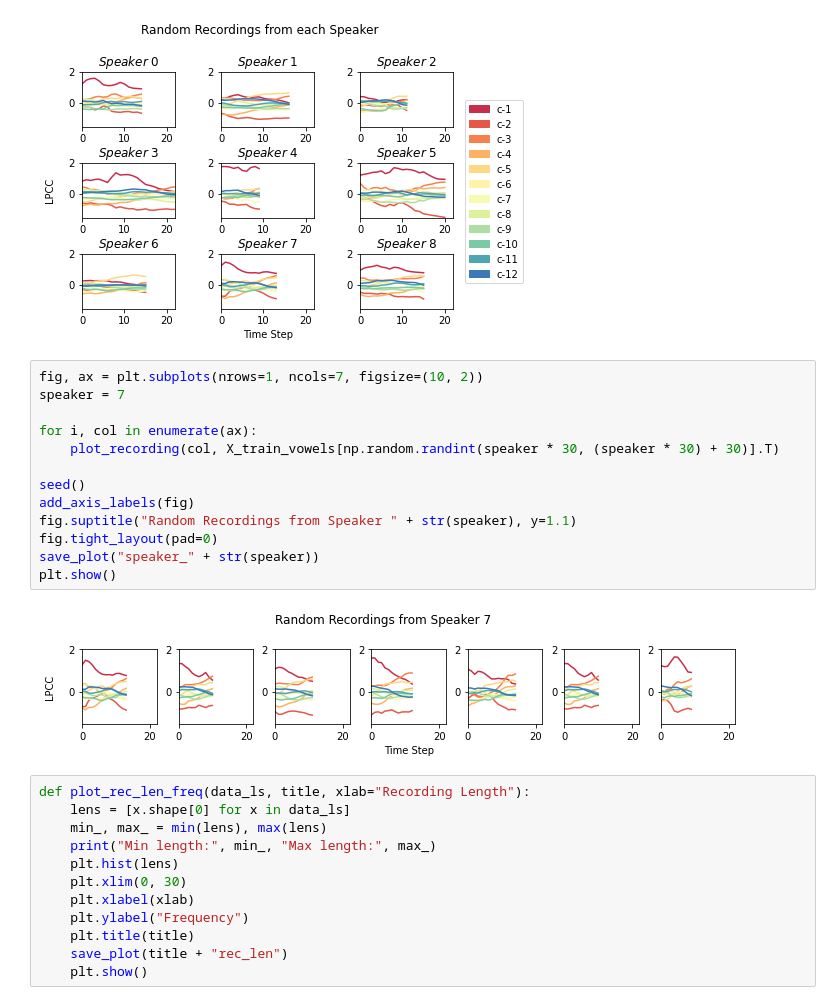
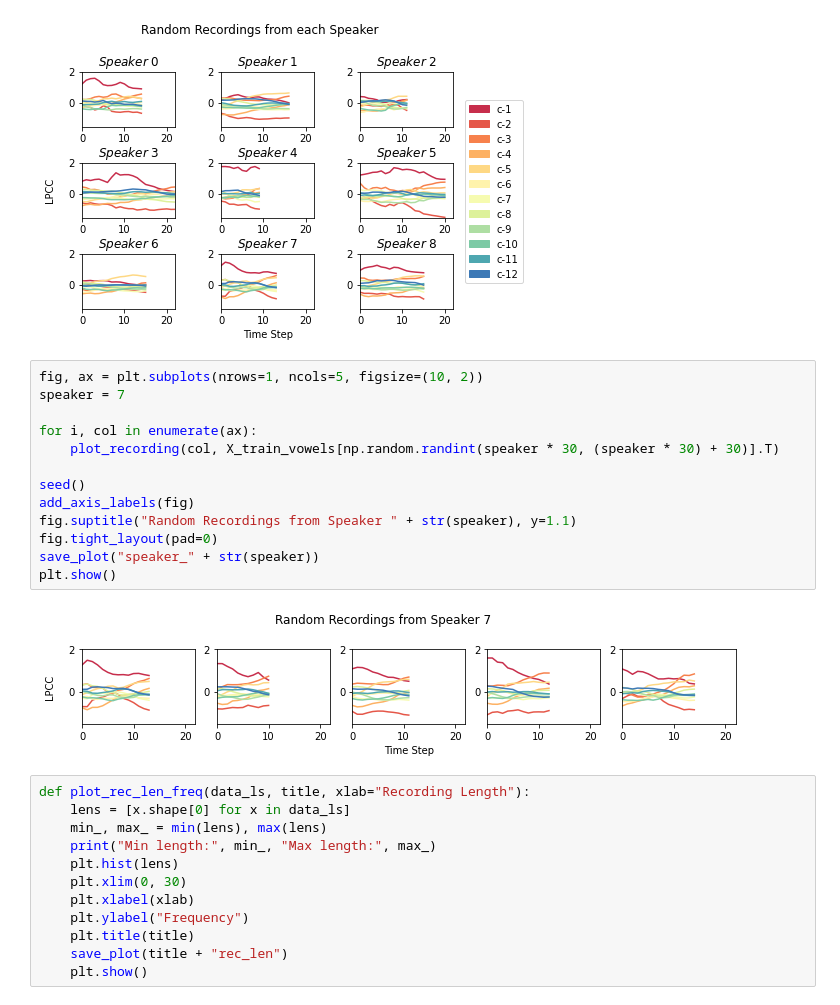
Before and after one commit to NikolaiHerrmann/audio-classifier, a Jupyter notebook: classifier.ipynb, the cells around one changed output. Drawn from its saved outputs; the diff is of its cells as text.

```diff
--- a/classifier.ipynb
+++ b/classifier.ipynb
@@ -107,20 +118,20 @@ plt.show()
 # %% [output]
 [figure]
 # %%
-fig, ax = plt.subplots(nrows=1, ncols=7, figsize=(10, 2))
+fig, ax = plt.subplots(nrows=1, ncols=5, figsize=(10, 2))
 speaker = 7
 
 for i, col in enumerate(ax):
     plot_recording(col, X_train_vowels[np.random.randint(speaker * 30, (speaker * 30) + 30)].T)
 
 seed()
 add_axis_labels(fig)
 fig.suptitle("Random Recordings from Speaker " + str(speaker), y=1.1)
 fig.tight_layout(pad=0)
 save_plot("speaker_" + str(speaker))
 plt.show()
 # %% [output]
-[figure, old version]
+[figure, new version]
 # %%
 def plot_rec_len_freq(data_ls, title, xlab="Recording Length"):
     lens = [x.shape[0] for x in data_ls]
```
Also changed, not shown: parts of 7 cells of this notebook.
